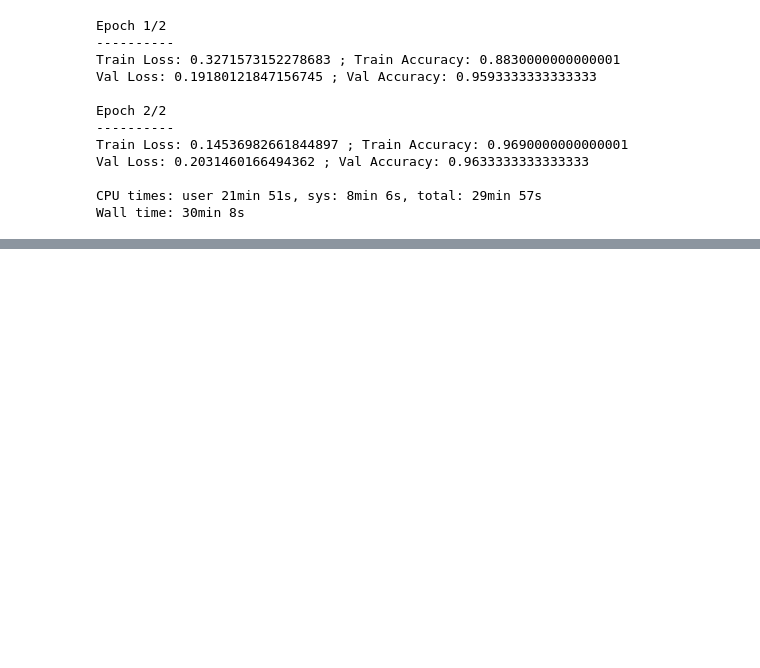
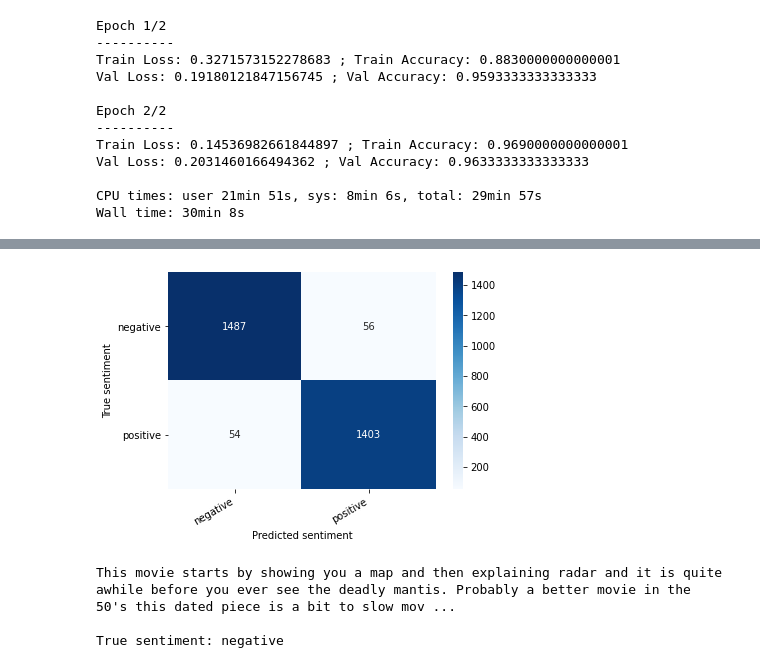
Before and after one commit to msakthiganesh/Transformers-Model-Parallelism, a Jupyter notebook: Model_Parallelism_using_Transformers_IMDB.ipynb, the cells around one changed output, grey strips where cells are left out. Saved outputs shown, nothing was run; the diff lists cells and outputs as text; code cells hidden in the pictures; blank space fills up the shorter version.

```diff
--- a/Model_Parallelism_using_Transformers_IMDB.ipynb
+++ b/Model_Parallelism_using_Transformers_IMDB.ipynb
@@ -373,0 +297,30 @@ Wall time: 30min 8s
+# %%
+def get_predictions(model, data_loader):
+    model = model.eval()
+    review_texts = []
+    predictions = []
+    prediction_probs = []
+    real_values = []
+    with torch.no_grad():
+
+        for d in data_loader:
+
+            texts = d["review_text"]
+            input_ids = d["input_ids"]
+            attention_mask = d["attention_mask"]
+            labels = d["labels"]
+
+            outputs = model(input_ids=input_ids,
+                            attention_mask=attention_mask)
+
+            _, preds = torch.max(outputs, dim=1)
+            review_texts.extend(texts)
+            predictions.extend(preds)
+            prediction_probs.extend(outputs)
+            real_values.extend(labels)
+        predictions = torch.stack(predictions).cpu()
+        prediction_probs = torch.stack(prediction_probs).cpu()
+        real_values = torch.stack(real_values).cpu()
+    return review_texts, predictions, prediction_probs, real_values
+# %%
+y_review_texts, y_pred, y_pred_probs, y_test = get_predictions(multi_gpu_roberta, val_data_loader)
@@ -373,0 +330,3 @@ Wall time: 30min 8s
+# %%
+class_names = ['negative', 'positive']
+print(classification_report(y_test, y_pred, target_names=class_names))
@@ -373,0 +342,30 @@ Wall time: 30min 8s
+# %%
+def show_confusion_matrix(confusion_matrix):
+
+    hmap = sns.heatmap(confusion_matrix, annot=True, fmt="d", cmap="Blues")
+    hmap.yaxis.set_ticklabels(hmap.yaxis.get_ticklabels(), rotation=0, ha='right')
+    hmap.xaxis.set_ticklabels(hmap.xaxis.get_ticklabels(), rotation=30, ha='right')
+    plt.ylabel('True sentiment')
+    plt.xlabel('Predicted sentiment');
+
+cm = confusion_matrix(y_test, y_pred)
+df_cm = pd.DataFrame(cm, index=class_names, columns=class_names)
+show_confusion_matrix(df_cm)
+# %% [output]
+[figure, added]
+# %%
+idx = 1
+review_text = y_review_texts[idx]
+true_sentiment = y_test[idx]
+
+pred_df = pd.DataFrame({'class_names': class_names,
+                        'values': y_pred_probs[idx]
+                       })
+
+print(review_text)
+print()
+print(f'True sentiment: {class_names[true_sentiment]}')
+# %% [output]
+This movie starts by showing you a map and then explaining radar and it is quite awhile before you ever see the deadly mantis. Probably a better movie in the 50's this dated piece is a bit to slow mov ...
+
+True sentiment: negative
```
Also changed, not shown: parts of 15 cells of this notebook.
